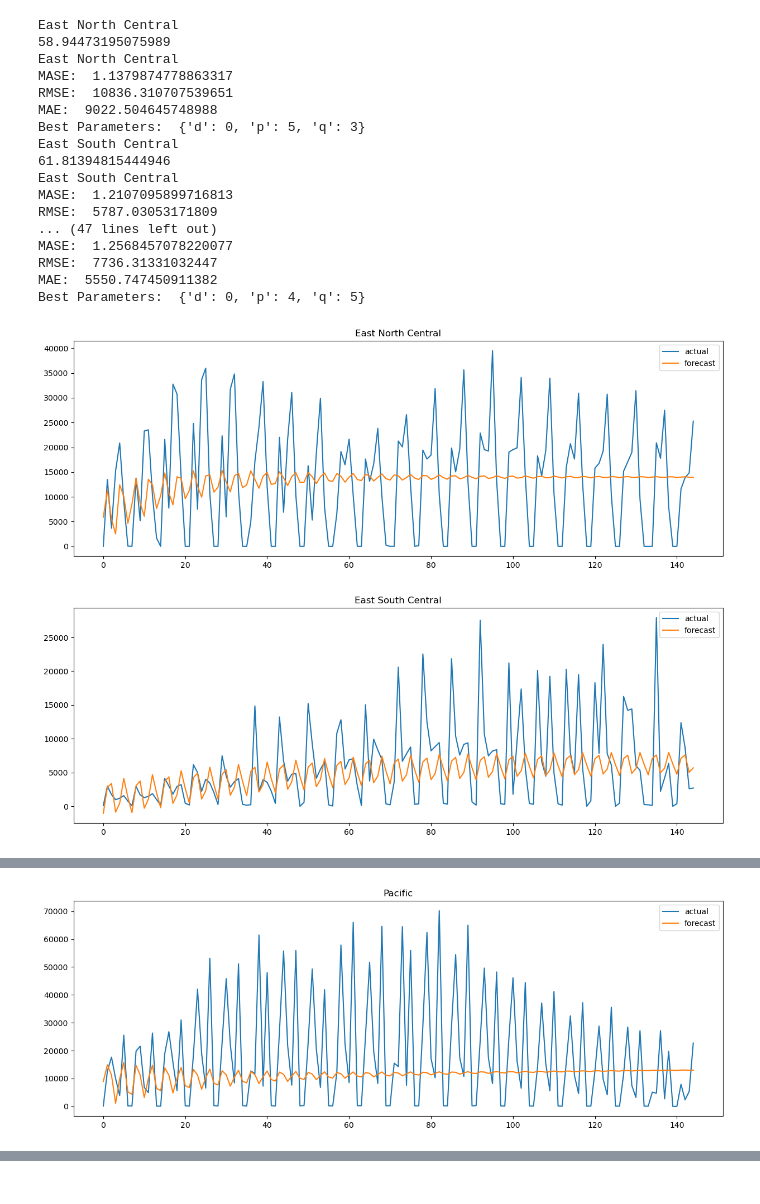
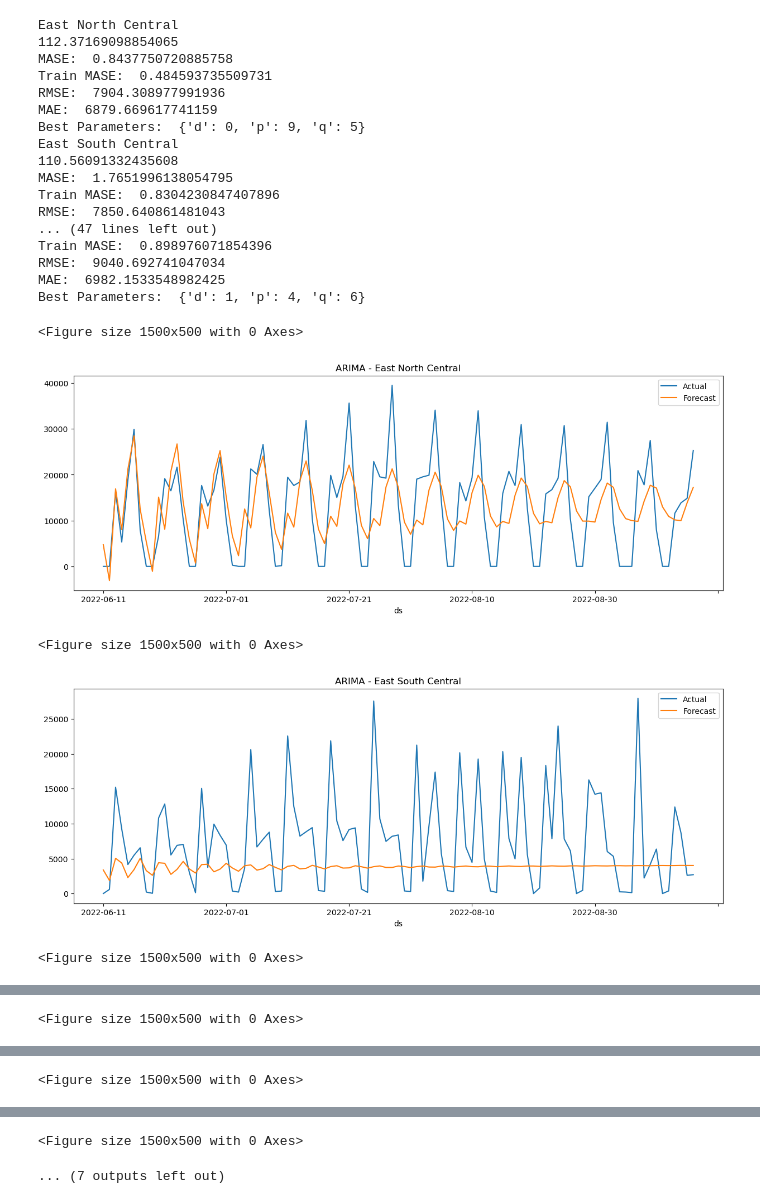
Before and after one commit to benmagevney/Stat390-Project, a Jupyter notebook: model_building_ryan/univariate_arima.ipynb, the cells around one changed output, grey strips where cells are left out. Cells and saved outputs as stored; diff of their text form; code cells hidden in the pictures.

```diff
--- a/model_building_ryan/univariate_arima.ipynb
+++ b/model_building_ryan/univariate_arima.ipynb
@@ -29,20 +29,23 @@ def smape(actual,forecast):
     actual, forecast = np.array(actual), np.array(forecast)
     return 100/len(actual) * np.sum(2 * np.abs(forecast - actual) / (np.abs(actual) + np.abs(forecast)))
 # %%
-params_grid = {'p': [0,1,2,3,4,5],
-               'd': [0,1,2,3,4,5],
-               'q': [0,1,2,3,4,5]}
+params_grid = {'p': [1,2,3,4,5,6,7,8,9,10],
+               'd': [0,1,2],
+               'q': [1,2,3,4,5,6,7]}
 grid = ParameterGrid(params_grid)
 best_params = []
 best_params2 = []
 best_smape = []
 best_mase = []
 for data1 in [enc, esc, midatl, mount, ne, pac, satl, wnc, wsc]:
+# for data1 in [midatl]:
     start = time.time()
     print(data1.region.unique()[0])
     data = data1[['date', 'new_confirmed']].rename(columns = {'date': 'ds', 'new_confirmed': 'y'})
-    size = round(data.shape[0]*0.15)
-    train = data.iloc[:-size]
+    size = round(data.shape[0]*0.1)
+    train = data.iloc[:-size*2]
+    val = data.iloc[-size*2:-size]
+    trainval = data.iloc[:-size]
     test = data.iloc[-size:].reset_index().drop(columns = 'index')
     params = []
     smapes = []
@@ -52,56 +55,59 @@ for data1 in [enc, esc, midatl, mount, ne, pac, satl, wnc, wsc]:
         model = ARIMA(train.y, order = (param['p'], param['d'], param['q']))
         model.initialize_approximate_diffuse()
         model = model.fit()
         train_pred = model.fittedvalues
-        test_pred = model.predict(start=len(train), end=len(train)+len(test)-1, dynamic=True)
-        smapetemp = smape(test.y, test_pred)
+        val_pred = model.predict(start=len(train), end=len(train)+len(val)-1, dynamic=True)
+        smapetemp = smape(val.y, val_pred)
         smapes.append(smapetemp)
-        masetemp = mean_absolute_scaled_error(test.y, test_pred, y_train = train.y)
+        masetemp = mean_absolute_scaled_error(val.y, val_pred, y_train = train.y)
         mases.append(masetemp)
     best_mase.append(min(mases))
     best_params.append(params[np.argmin(mases)])
-    best_model = ARIMA(train.y, order = (params[np.argmin(mases)]['p'],
+    best_model = ARIMA(trainval.y, order = (params[np.argmin(mases)]['p'],
                                          params[np.argmin(mases)]['d'],
                                          params[np.argmin(mases)]['q']))
     best_model.initialize_approximate_diffuse()
     best_model = best_model.fit()
     # pd.concat([(pd.concat([train, best_model.fittedvalues], axis = 1)).rename(columns = {"ds": 'date', "y": "actual", 0: "forecast"}),
     #        (pd.concat([test, best_model.forecast(len(test)).reset_index().drop(columns = 'index')], axis = 1)).rename(columns = {"ds": 'date', "y": "actual", "predicted_mean": "forecast"})]
     #        ,axis = 0).reset_index().drop(columns = 'index').plot(figsize = (15,5))
     # plt.title('ARIMA - ' + data1.region.unique()[0])
     test_pred = best_model.forecast(len(test))
+    trainval_pred = best_model.fittedvalues
     plt.figure(figsize = (15,5))
-    plt.plot(test.reset_index().y)
-    plt.plot(test_pred.reset_index().drop(columns = 'index'))
+    pd.DataFrame({'New Cases': test.y, 'Predicted New Cases': test_pred.reset_index().drop(columns = 'index').predicted_mean}).set_index(test.ds).plot(figsize = (15,5))
     # pd.concat([pd.concat([train.y,train_pred.yhat], axis=1),
     #            pd.concat([test.reset_index().y,test_pred.yhat], axis=1)],
     #            axis = 0).reset_index().drop(columns = 'index').plot(figsize=(15,5))
     # plt.axvline(x = len(train), color = 'g')
-    plt.legend(['actual', 'forecast'])
-    plt.title(data1.region.unique()[0])
+    plt.legend(['Actual', 'Forecast'])
+    plt.title('ARIMA - ' + data1.region.unique()[0])
     print(time.time() - start)
-    print(data1.region.unique()[0])
-    print('MASE: ', mean_absolute_scaled_error(test.y, test_pred.reset_index().drop(columns = 'index'), y_train = train.y))
+    print('MASE: ', mean_absolute_scaled_error(test.y, test_pred.reset_index().drop(columns = 'index'), y_train = trainval.y))
+    print('Train MASE: ', mean_absolute_scaled_error(trainval.y, trainval_pred.reset_index().drop(columns = 'index'), y_train = trainval.y))
     print('RMSE: ', np.sqrt(mean_squared_error(test.y, test_pred.reset_index().drop(columns = 'index'), squared = False)))
     print('MAE: ', mean_absolute_error(test.y, test_pred.reset_index().drop(columns = 'index')))
     print('Best Parameters: ', params[np.argmin(mases)])
 # %% [output]
 East North Central
-58.94473195075989
-East North Central
-MASE:  1.1379874778863317
-RMSE:  10836.310707539651
-MAE:  9022.504645748988
-Best Parameters:  {'d': 0, 'p': 5, 'q': 3}
+112.37169098854065
+MASE:  0.8437750720885758
+Train MASE:  0.484593735509731
+RMSE:  7904.308977991936
+MAE:  6879.669617741159
+Best Parameters:  {'d': 0, 'p': 9, 'q': 5}
 East South Central
-61.81394815444946
-East South Central
-MASE:  1.2107095899716813
-RMSE:  5787.03053171809
+110.56091332435608
+MASE:  1.7651996138054795
+Train MASE:  0.8304230847407896
+RMSE:  7850.640861481043
 ... (47 lines left out)
-MASE:  1.2568457078220077
-RMSE:  7736.31331032447
-MAE:  5550.747450911382
-Best Parameters:  {'d': 0, 'p': 4, 'q': 5}
+Train MASE:  0.898976071854396
+RMSE:  9040.692741047034
+MAE:  6982.1533548982425
+Best Parameters:  {'d': 1, 'p': 4, 'q': 6}
+<Figure size 1500x500 with 0 Axes>
-[figure, old version]
+[figure, new version]
+<Figure size 1500x500 with 0 Axes>
-[figure, old version]
+[figure, new version]
+<Figure size 1500x500 with 0 Axes>
@@ -108,0 +115 @@ Best Parameters:  {'d': 0, 'p': 4, 'q': 5}
+<Figure size 1500x500 with 0 Axes>
@@ -109,0 +117 @@ Best Parameters:  {'d': 0, 'p': 4, 'q': 5}
+<Figure size 1500x500 with 0 Axes>
@@ -111 +118,0 @@ Best Parameters:  {'d': 0, 'p': 4, 'q': 5}
-[figure, removed]
@@ -114,0 +119,2 @@ Best Parameters:  {'d': 0, 'p': 4, 'q': 5}
+<Figure size 1500x500 with 0 Axes>
+... (7 outputs left out)
```
Also changed, not shown: parts of 8 cells of this notebook, 4 other files.
